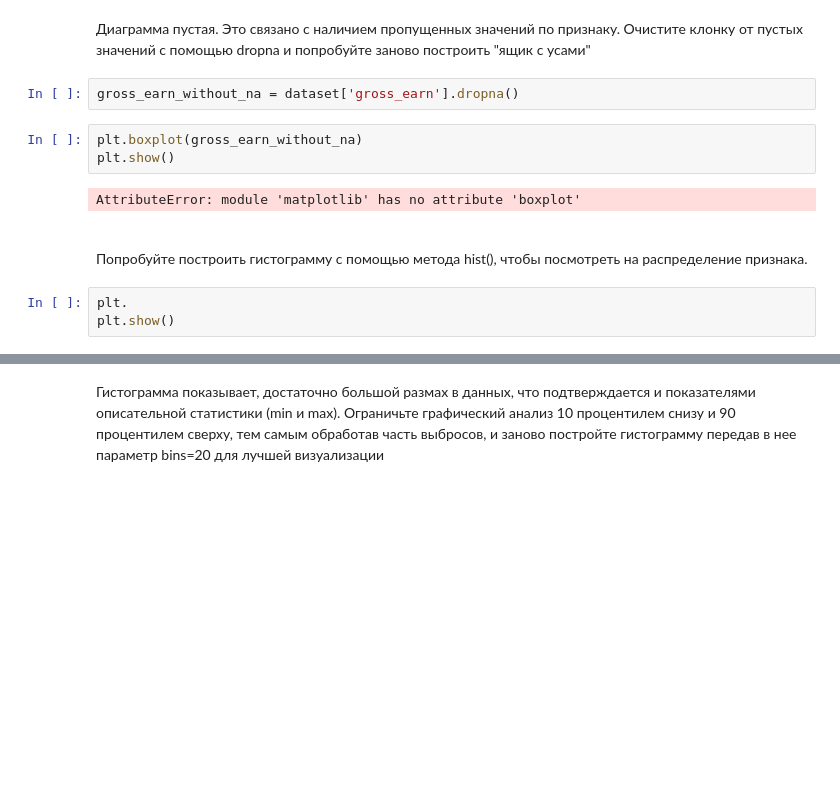
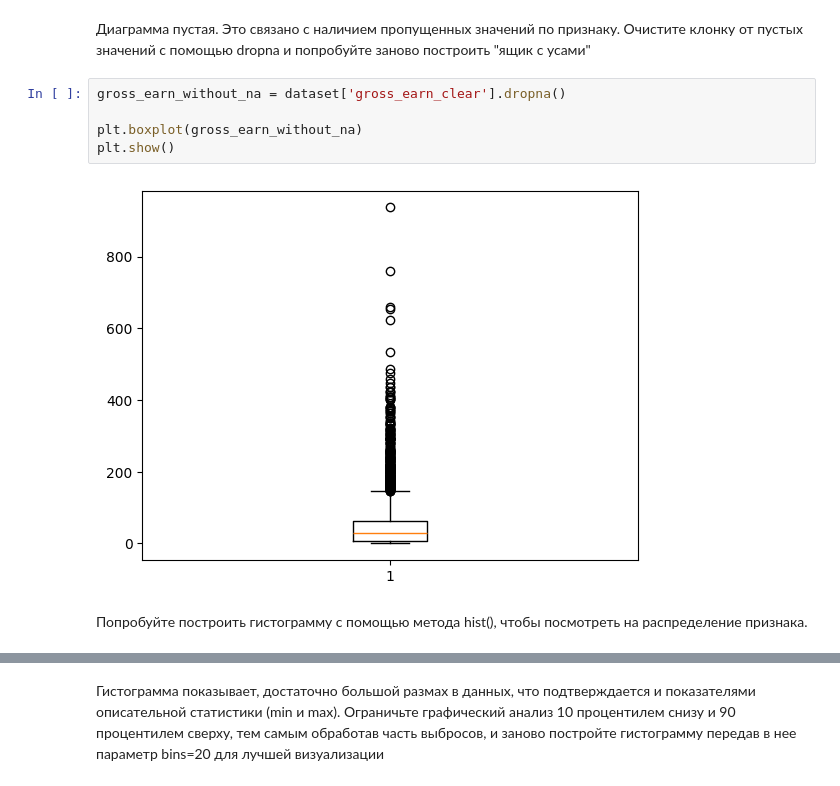
Before and after one commit to moneymisha/parser, a Jupyter notebook: Агеев Михаил Михайлович_Задание_Разведочный_анализ.ipynb, the cells around one changed output, grey strips where cells are left out. Drawn from its saved outputs; the diff is of its cells as text; blank space fills up the shorter version.

```diff
--- a/Агеев Михаил Михайлович_Задание_Разведочный_анализ.ipynb
+++ b/Агеев Михаил Михайлович_Задание_Разведочный_анализ.ipynb
@@ -225,14 +223,11 @@ AttributeError: module 'matplotlib' has no attribute 'show'
 Диаграмма пустая.  Это связано с наличием пропущенных значений по признаку.
 Очистите клонку от пустых значений с помощью dropna и попробуйте заново построить "ящик с усами"
 # %%
-gross_earn_without_na = dataset['gross_earn'].dropna()
+gross_earn_without_na = dataset['gross_earn_clear'].dropna()
+
+plt.boxplot(gross_earn_without_na)
+plt.show()
+# %% [output]
+[figure, added]
-# %%
-plt.boxplot(gross_earn_without_na)
-plt.show()
-# %% [output]
-AttributeError: module 'matplotlib' has no attribute 'boxplot'
 # %% [markdown]
-<br>Попробуйте построить гистограмму с помощью метода hist(), чтобы посмотреть на распределение признака.
+Попробуйте построить гистограмму с помощью метода hist(), чтобы посмотреть на распределение признака.
-# %%
-plt.
-plt.show()
```
Also changed, not shown: parts of 31 cells of this notebook.
